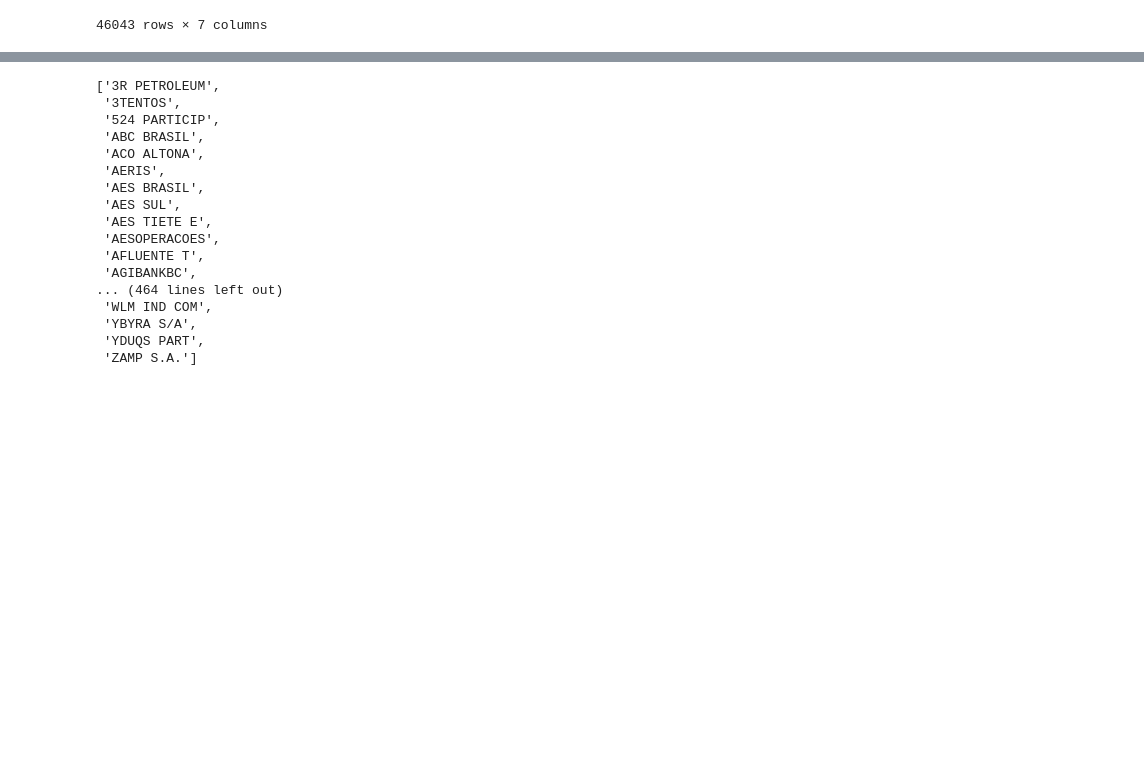
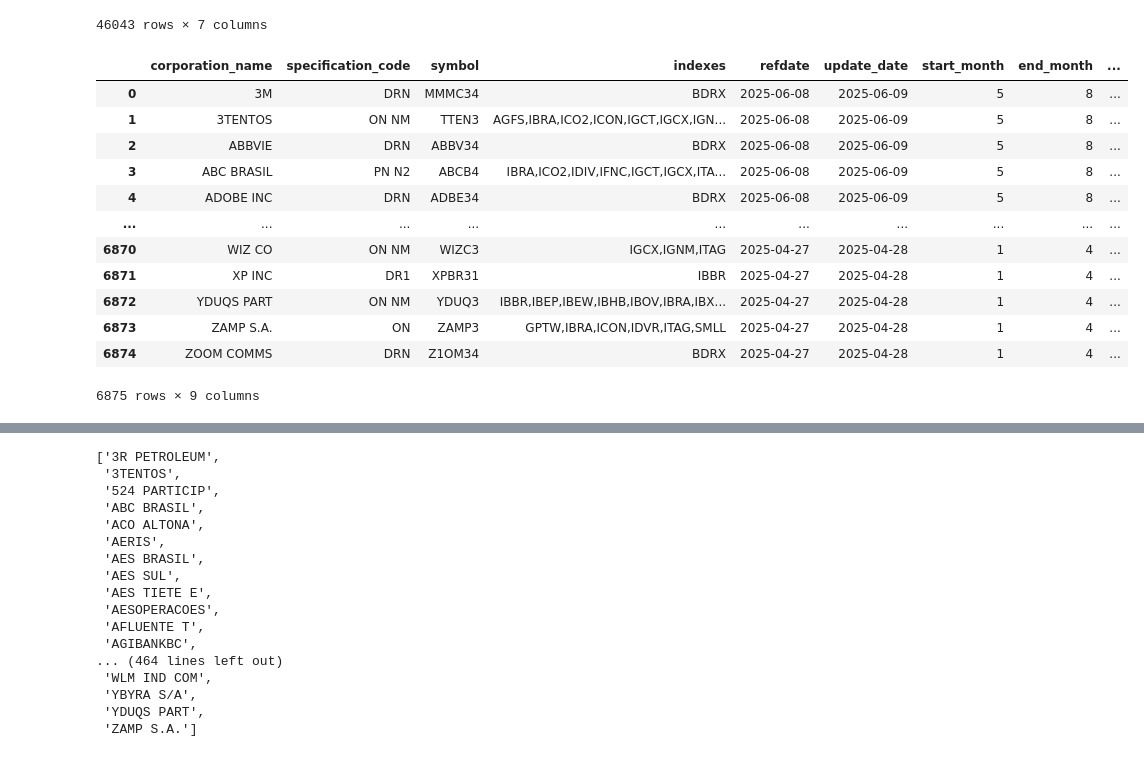
Before and after one commit to wilsonfreitas/brasa, a Jupyter notebook: notebooks/test-downloaders.ipynb, the cells around one changed output, grey strips where cells are left out. Drawn from its saved outputs; the diff is of its cells as text; code cells hidden in the pictures; blank space fills up the shorter version.

```diff
--- a/notebooks/test-downloaders.ipynb
+++ b/notebooks/test-downloaders.ipynb
@@ -156,6 +156,23 @@ tb.to_pandas()
 | 46041 | 2025-12-08 | DAPK55 | 2055-05-15 | 13786.50 | 0.07010 | 7370 | 10752 |
 | 46042 | 2025-12-08 | DAPQ60 | 2060-08-15 | 9700.54 | 0.07002 | 8687 | 12670 |
 46043 rows × 7 columns
+# %%
+tb = brasa.get_dataset("b3-indexes-composition").to_table()
+tb.to_pandas()
+# %% [output]
+|  | corporation_name | specification_code | symbol | indexes | refdate | update_date | start_month | end_month | ... |
+| 0 | 3M | DRN | MMMC34 | BDRX | 2025-06-08 | 2025-06-09 | 5 | 8 | ... |
+| 1 | 3TENTOS | ON NM | TTEN3 | AGFS,IBRA,ICO2,ICON,IGCT,IGCX,IGN... | 2025-06-08 | 2025-06-09 | 5 | 8 | ... |
+| 2 | ABBVIE | DRN | ABBV34 | BDRX | 2025-06-08 | 2025-06-09 | 5 | 8 | ... |
+| 3 | ABC BRASIL | PN N2 | ABCB4 | IBRA,ICO2,IDIV,IFNC,IGCT,IGCX,ITA... | 2025-06-08 | 2025-06-09 | 5 | 8 | ... |
+| 4 | ADOBE INC | DRN | ADBE34 | BDRX | 2025-06-08 | 2025-06-09 | 5 | 8 | ... |
+| ... | ... | ... | ... | ... | ... | ... | ... | ... | ... |
+| 6870 | WIZ CO | ON NM | WIZC3 | IGCX,IGNM,ITAG | 2025-04-27 | 2025-04-28 | 1 | 4 | ... |
+| 6871 | XP INC | DR1 | XPBR31 | IBBR | 2025-04-27 | 2025-04-28 | 1 | 4 | ... |
+| 6872 | YDUQS PART | ON NM | YDUQ3 | IBBR,IBEP,IBEW,IBHB,IBOV,IBRA,IBX... | 2025-04-27 | 2025-04-28 | 1 | 4 | ... |
+| 6873 | ZAMP S.A. | ON | ZAMP3 | GPTW,IBRA,ICON,IDVR,ITAG,SMLL | 2025-04-27 | 2025-04-28 | 1 | 4 | ... |
+| 6874 | ZOOM COMMS | DRN | Z1OM34 | BDRX | 2025-04-27 | 2025-04-28 | 1 | 4 | ... |
+6875 rows × 9 columns
 # %%
 brasa.get_dataset("b3-companies-details").to_table().to_pandas()
 # %% [output]
```
Also changed, not shown: parts of 3 cells of this notebook.
